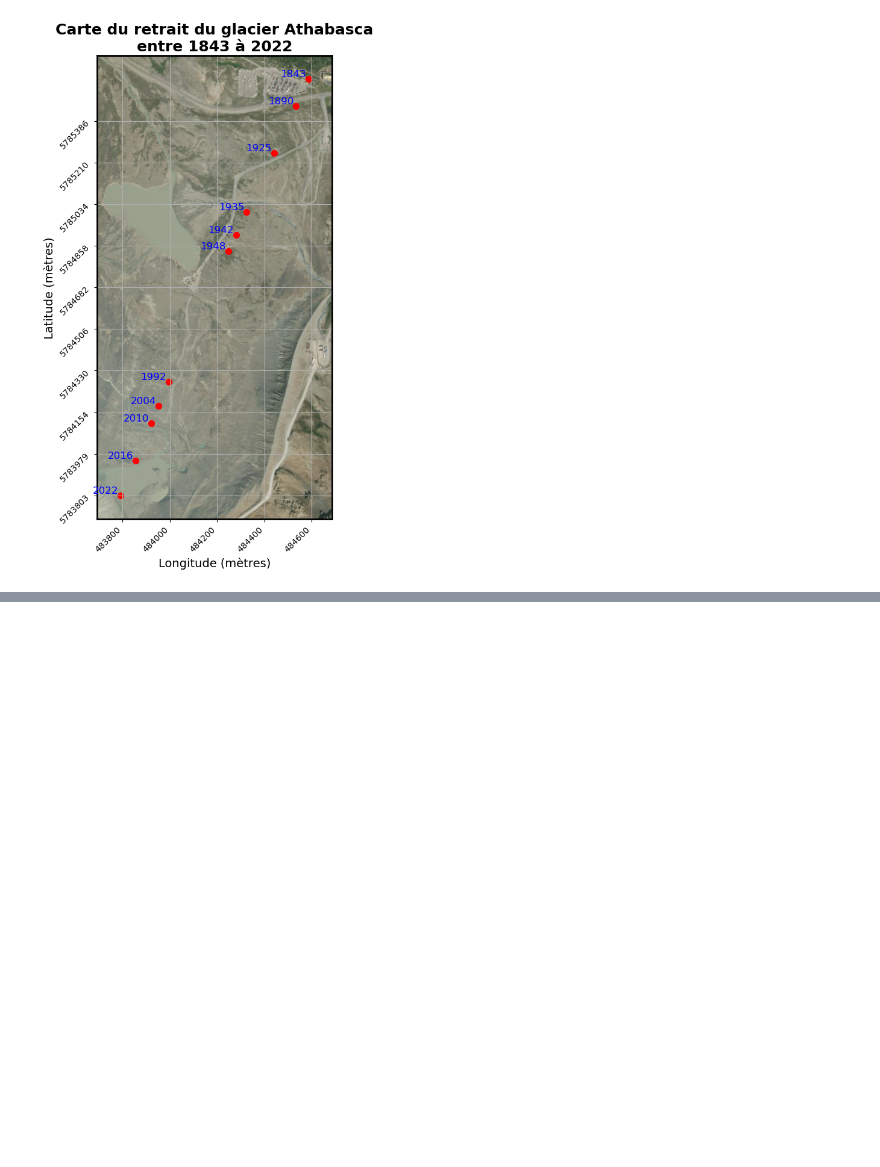
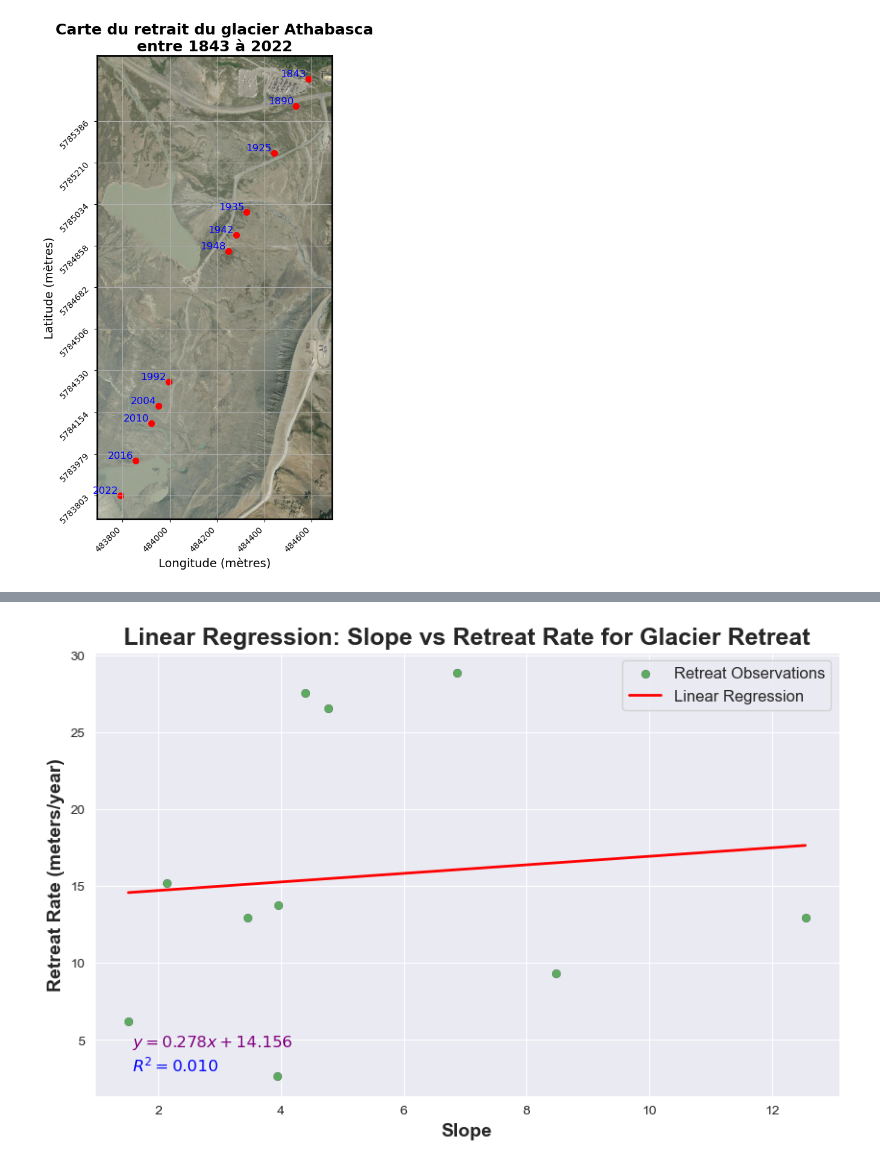
Before and after one commit to tofunori/Ouest, a Jupyter notebook: Retrait glacier/retrait_athabasca.ipynb, the cells around one changed output, grey strips where cells are left out. Cells and saved outputs as stored; diff of their text form; code cells hidden in the pictures; blank space fills up the shorter version.

```diff
--- a/Retrait glacier/retrait_athabasca.ipynb
+++ b/Retrait glacier/retrait_athabasca.ipynb
@@ -93,3 +93,72 @@ plt.savefig('carte_retrait_glacier.png', dpi=300)
 plt.show()
 # %% [output]
 [figure]
+# %%
+import geopandas as gpd
+import statsmodels.api as sm
+from statsmodels.formula.api import ols
+import numpy as np
+import matplotlib.pyplot as plt
+import seaborn as sns
+
+# Load shapefile
+gdf = gpd.read_file(r"D:\UQTR\Automne 2024\Ouest\retrait_glacier\retrait_points.shp")
+gdf = gdf.to_crs(epsg=32611)
+
+# Filter and sort the data
+gdf['year'] = pd.to_numeric(gdf['year'], errors='coerce')
+gdf = gdf.dropna(subset=['year'])
+gdf = gdf[(gdf['year'] >= 1843) & (gdf['year'] <= 2024)]
+gdf = gdf.sort_values(by='year').reset_index(drop=True)
+
+# Extract existing points and years
+years_existing = gdf['year'].values
+points_existing = gdf.geometry.values
+
+x_existing = np.array([point.x for point in points_existing])
+y_existing = np.array([point.y for point in points_existing])
+
+# Calculate distances and retreat per year
+distances = np.sqrt(np.diff(x_existing)**2 + np.diff(y_existing)**2)
+years_diff = np.diff(years_existing)
+retreat_per_year = np.divide(distances, years_diff)
+
+# Adding retreat_per_year to the GeoDataFrame (skip the first row since no retreat for the first point)
+gdf = gdf.iloc[1:].copy()
+gdf['retreat_rate'] = retreat_per_year
+
+# Perform linear regression (slope ~ retreat_rate)
+model = ols('retreat_rate ~ slope', data=gdf).fit()
+print(model.summary())
+
+# Generate values for the regression line
+x = np.linspace(gdf['slope'].min(), gdf['slope'].max(), 500)
+x_df = gpd.GeoDataFrame({'slope': x})
+y_pred = model.predict(exog=x_df)
+
+# Set the style of the graph
+sns.set_style("darkgrid")
+plt.figure(figsize=(10, 6))
+
+# Scatter plot for the slope and retreat rate
+sns.scatterplot(x='slope', y='retreat_rate', data=gdf, alpha=0.6, color='g', s=40, label='Retreat Observations', edgecolor='black', linewidth=0.2)
+
+# Plot the regression line
+plt.plot(x, y_pred, color='r', linestyle='-', linewidth=2, label='Linear Regression')
+
+# Add statistical information
+r_squared = model.rsquared
+intercept = model.params['Intercept']
+slope = model.params['slope']
+plt.text(0.05, 0.05, f'$R^2 = {r_squared:.3f}$', transform=plt.gca().transAxes, fontsize=12, fontweight='bold', color='blue', verticalalignment='bottom')
+plt.text(0.05, 0.10, f'$y = {slope:.3f}x + {intercept:.3f}$', transform=plt.gca().transAxes, fontsize=12, fontweight='bold', color='purple', verticalalignment='bottom')
+
+# Graph settings
+plt.xlabel('Slope', fontsize=14, fontweight='bold')
+plt.ylabel('Retreat Rate (meters/year)', fontsize=14, fontweight='bold')
+plt.title('Linear Regression: Slope vs Retreat Rate for Glacier Retreat', fontsize=18, fontweight='bold')
+plt.legend(fontsize=12)
+plt.grid(True)
+
+plt.show()
+# %% [output]
@@ -95,0 +182 @@ plt.show()
+[figure, added]
```
Also changed, not shown: parts of 1 cell of this notebook.
